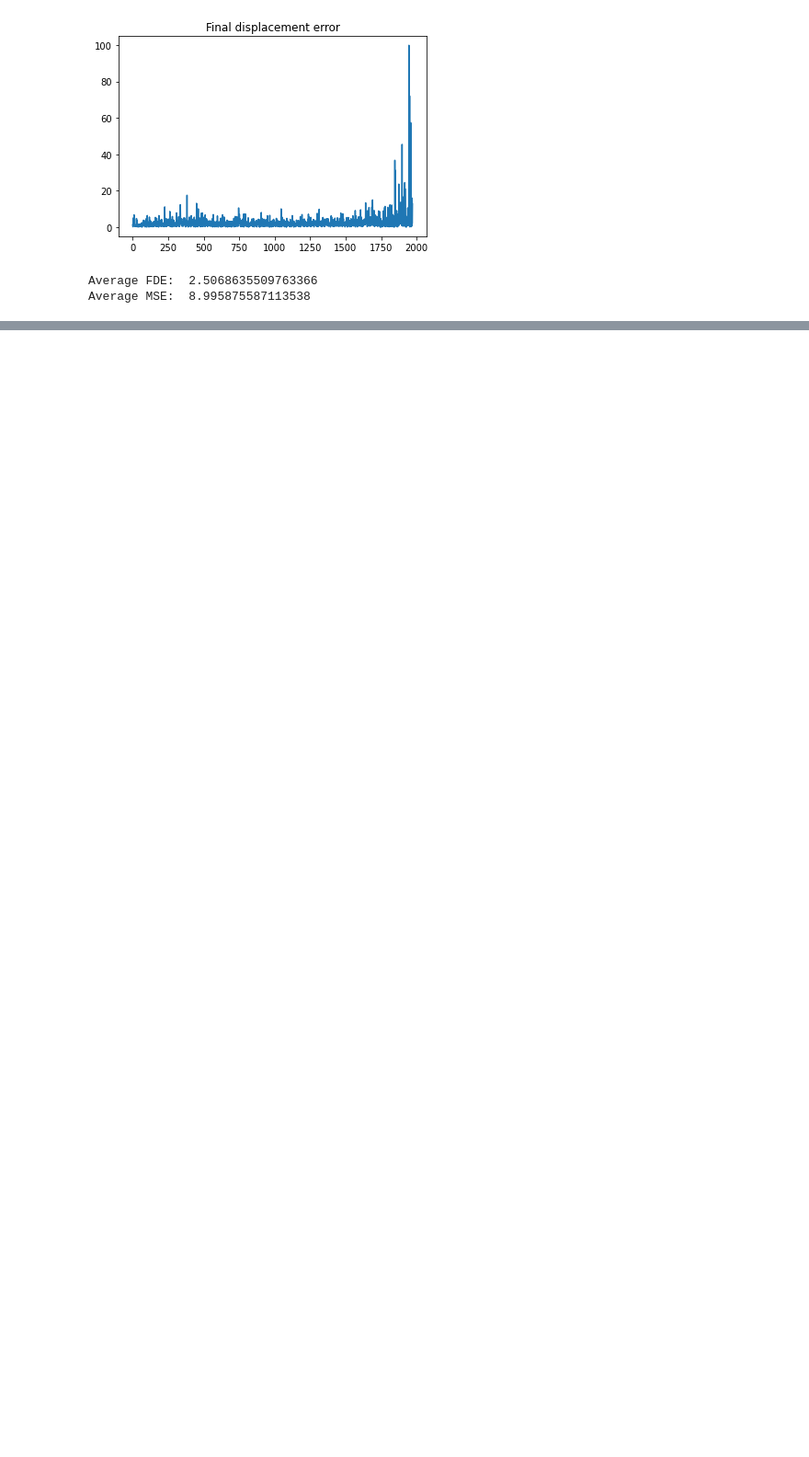
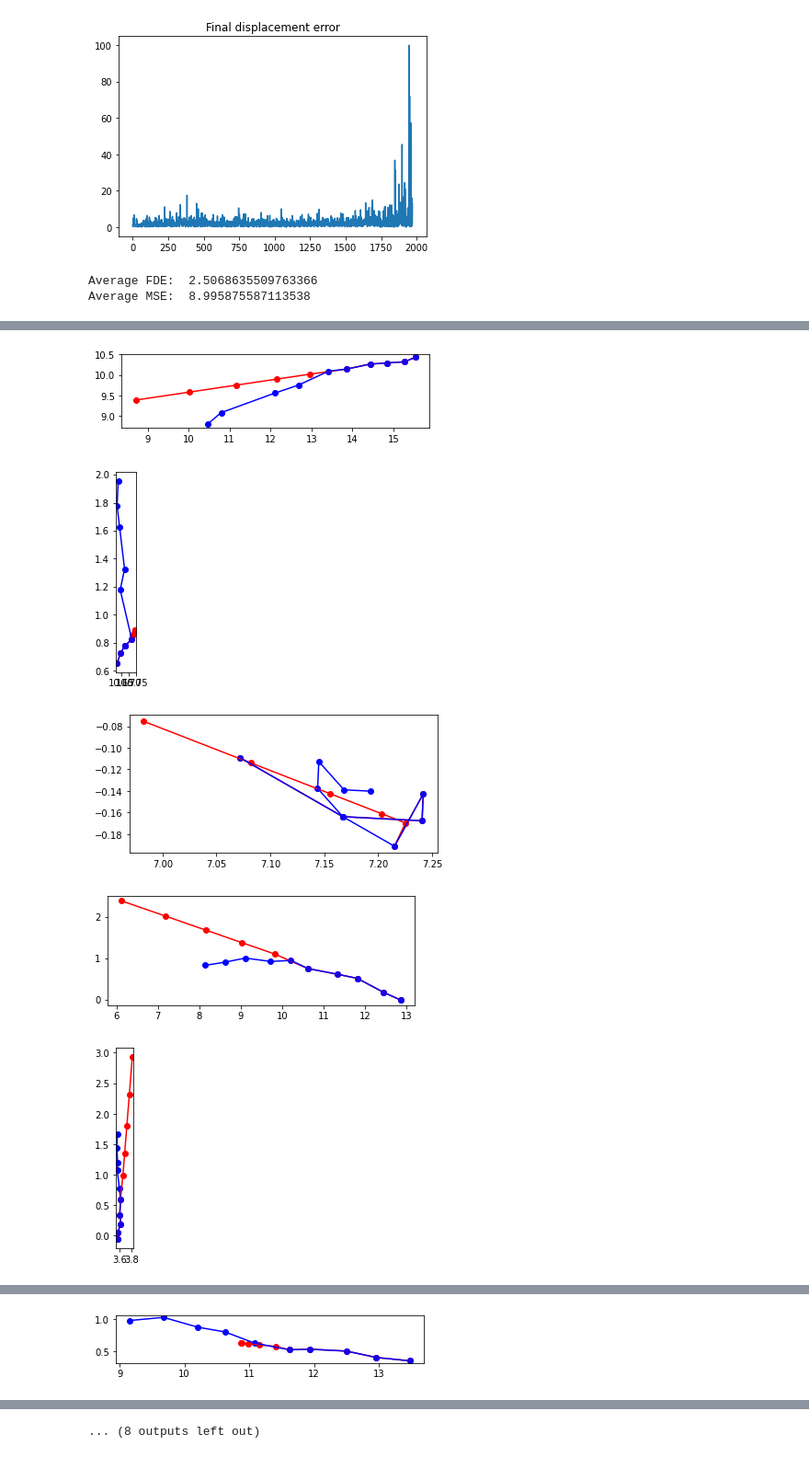
Before and after one commit to karlriis/trajectory-forecasting, a Jupyter notebook: Edinburgh-more-complex-linear-fitting.ipynb, the cells around one changed output, grey strips where cells are left out. Shown at 92% size. Cells and saved outputs as stored; diff of their text form; code cells hidden in the pictures; blank space fills up the shorter version.

```diff
--- a/Edinburgh-more-complex-linear-fitting.ipynb
+++ b/Edinburgh-more-complex-linear-fitting.ipynb
@@ -179,0 +262,10 @@ for i in agent_ids[:20]:
+# %%
+# Checking some plot examples
+for i in agent_ids[:20]:
+    lin_reg_t_to_v(data, agent_id=i, step=NUM_OF_STEPS, plot_data=True)
+# %% [output]
+[figure, added]
+[figure, added]
+[figure, added]
+[figure, added]
+[figure, added]
@@ -179,0 +275 @@ for i in agent_ids[:20]:
+[figure, added]
@@ -179,0 +279 @@ for i in agent_ids[:20]:
+... (8 outputs left out)
```
Also changed, not shown: parts of 8 cells of this notebook.
